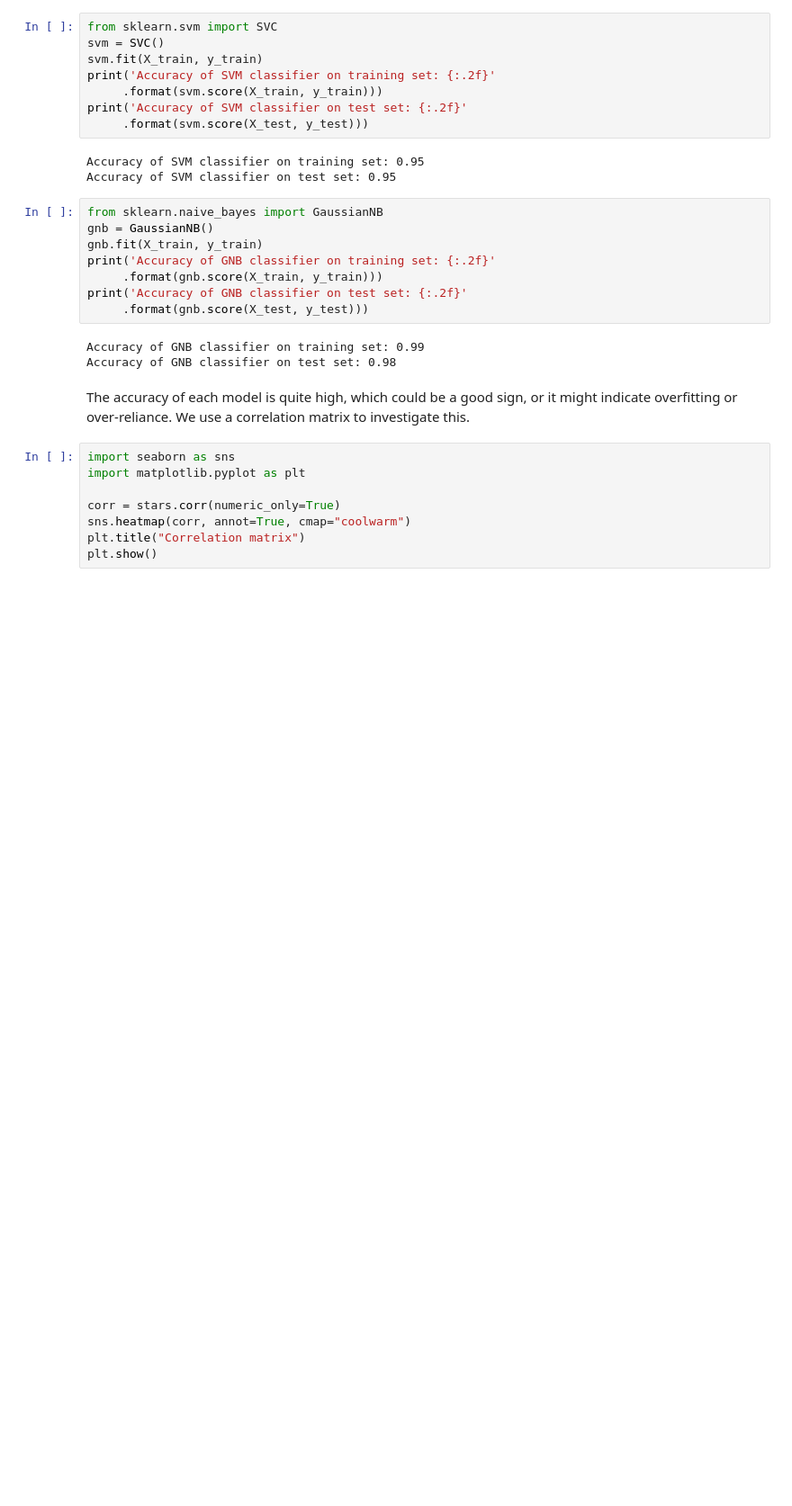
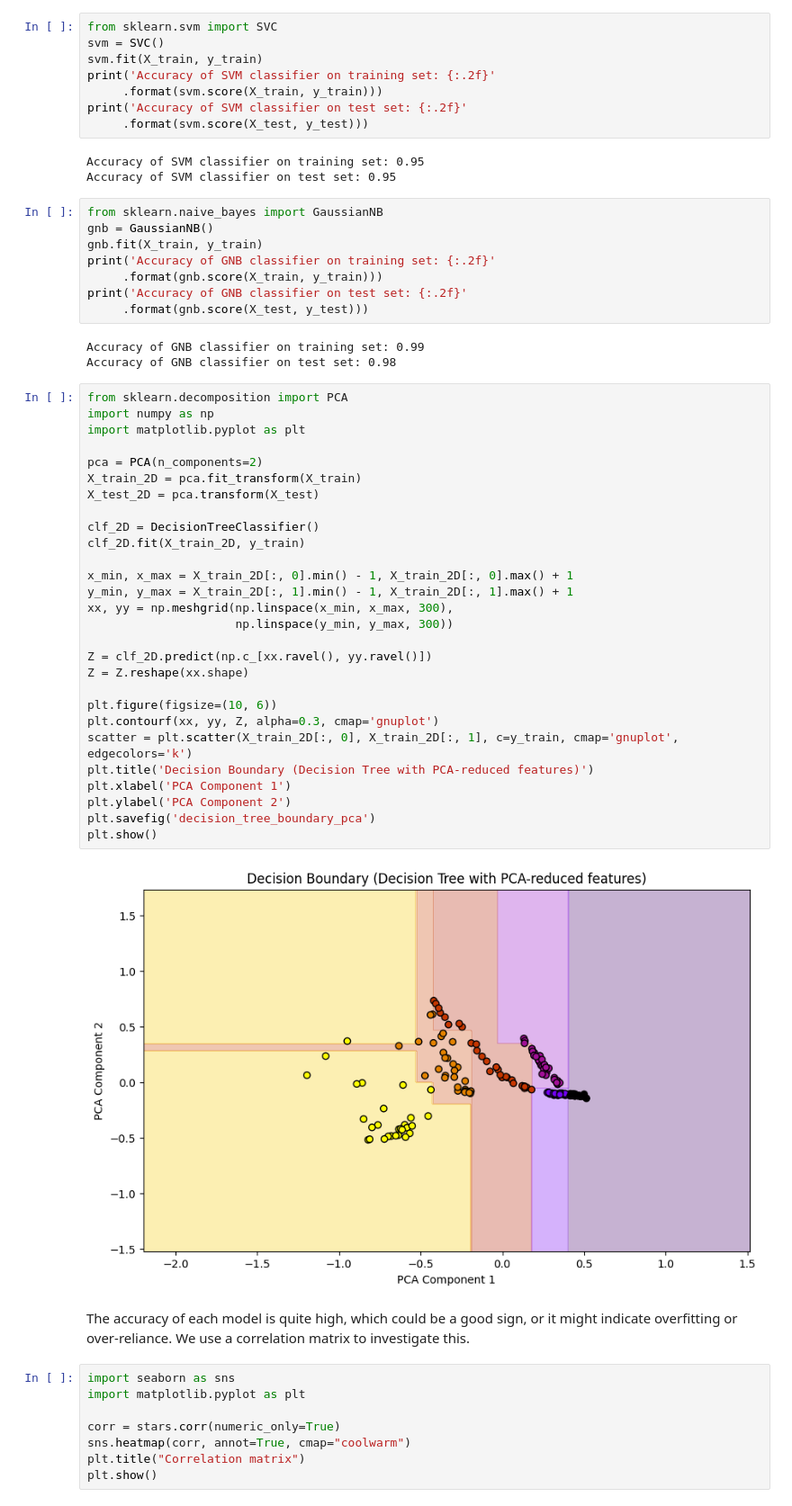
Before and after one commit to JoakinAD/star_type_classification, a Jupyter notebook: star_classifier.ipynb, the cells around one changed output. Shown: that part at 90% size. Saved outputs shown, nothing was run; the diff lists cells and outputs as text; blank space fills up the shorter version.

Commit message:
Decision boundry with desicion tree

```diff
--- a/star_classifier.ipynb
+++ b/star_classifier.ipynb
@@ -130,6 +130,36 @@ print('Accuracy of GNB classifier on test set: {:.2f}'
 # %% [output]
 Accuracy of GNB classifier on training set: 0.99
 Accuracy of GNB classifier on test set: 0.98
+# %%
+from sklearn.decomposition import PCA
+import numpy as np
+import matplotlib.pyplot as plt
+
+pca = PCA(n_components=2)
+X_train_2D = pca.fit_transform(X_train)
+X_test_2D = pca.transform(X_test)
+
+clf_2D = DecisionTreeClassifier()
+clf_2D.fit(X_train_2D, y_train)
+
+x_min, x_max = X_train_2D[:, 0].min() - 1, X_train_2D[:, 0].max() + 1
+y_min, y_max = X_train_2D[:, 1].min() - 1, X_train_2D[:, 1].max() + 1
+xx, yy = np.meshgrid(np.linspace(x_min, x_max, 300),
+                     np.linspace(y_min, y_max, 300))
+
+Z = clf_2D.predict(np.c_[xx.ravel(), yy.ravel()])
+Z = Z.reshape(xx.shape)
+
+plt.figure(figsize=(10, 6))
+plt.contourf(xx, yy, Z, alpha=0.3, cmap='gnuplot')
+scatter = plt.scatter(X_train_2D[:, 0], X_train_2D[:, 1], c=y_train, cmap='gnuplot', edgecolors='k')
+plt.title('Decision Boundary (Decision Tree with PCA-reduced features)')
+plt.xlabel('PCA Component 1')
+plt.ylabel('PCA Component 2')
+plt.savefig('decision_tree_boundary_pca')
+plt.show()
+# %% [output]
+[figure, added]
 # %% [markdown]
 The accuracy of each model is quite high, which could be a good sign, or it might indicate overfitting or over-reliance.
 We use a correlation matrix to investigate this.
```
Also changed, not shown: parts of 2 cells of this notebook.
